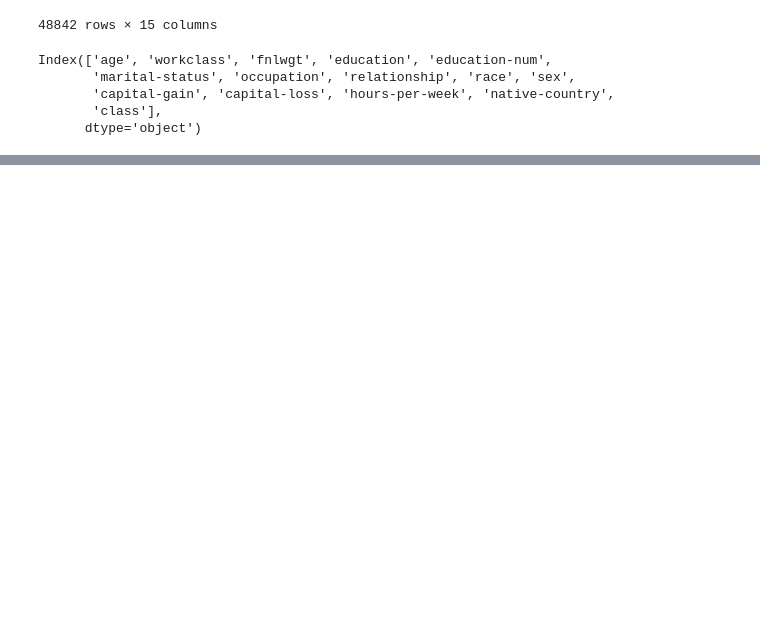
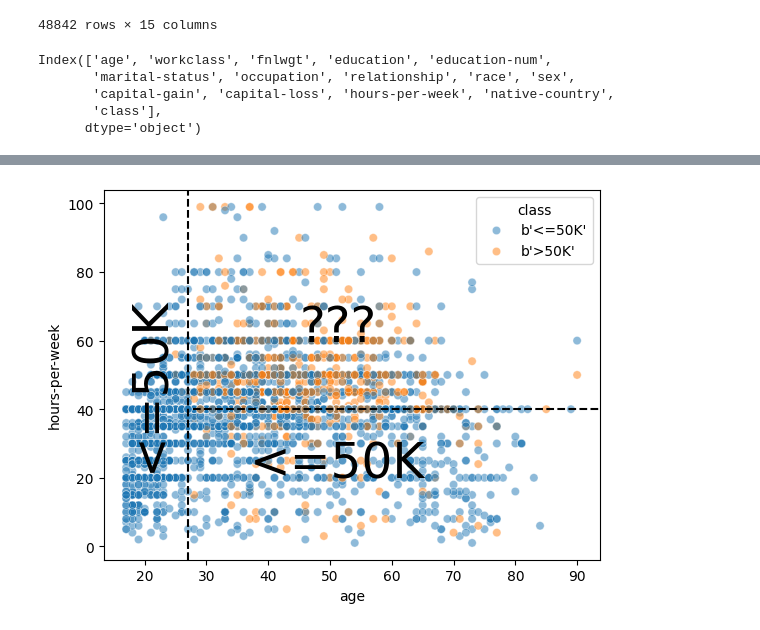
Before and after one commit to didekin/python_stretching_exercises, a Jupyter notebook: inria_course_ml/module_1/exploration.ipynb, the cells around one changed output, grey strips where cells are left out. Saved outputs shown, nothing was run; the diff lists cells and outputs as text; code cells hidden in the pictures; blank space fills up the shorter version.

```diff
--- a/inria_course_ml/module_1/exploration.ipynb
+++ b/inria_course_ml/module_1/exploration.ipynb
@@ -86,0 +146,16 @@ Name: count, dtype: int64
+# %%
+ax = sn.scatterplot(x="age", y="hours-per-week", data=df[:sample_plot], hue=target, alpha=0.5)
+
+age_limit = 27
+plt.axvline(x=age_limit, ymin=0, ymax=1, color="black", linestyle="--")
+
+hours_per_week_limit = 40
+plt.axhline(
+    y=hours_per_week_limit, xmin=0.18, xmax=1, color="black", linestyle="--"
+)
+
+plt.annotate("<=50K", (17, 25), rotation=90, fontsize=35)
+plt.annotate("<=50K", (37, 20), fontsize=35)
+plt.annotate("???", (45, 60), fontsize=35);
+# %% [output]
+[figure, added]
```
Also changed, not shown: parts of 12 cells of this notebook, 2 other files.
